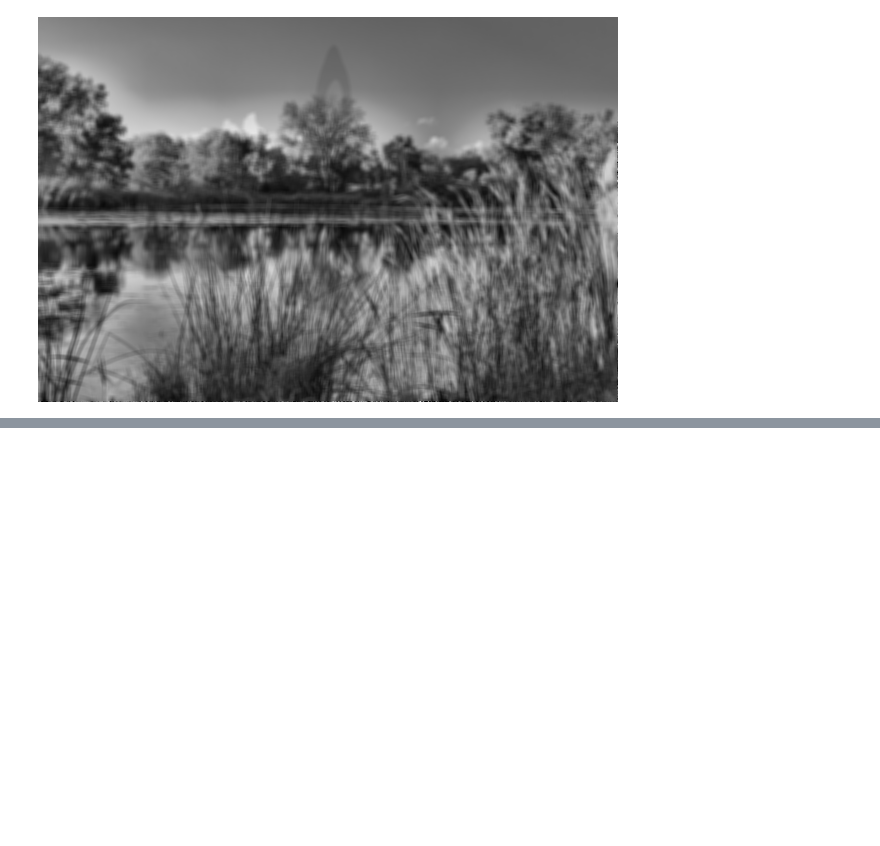
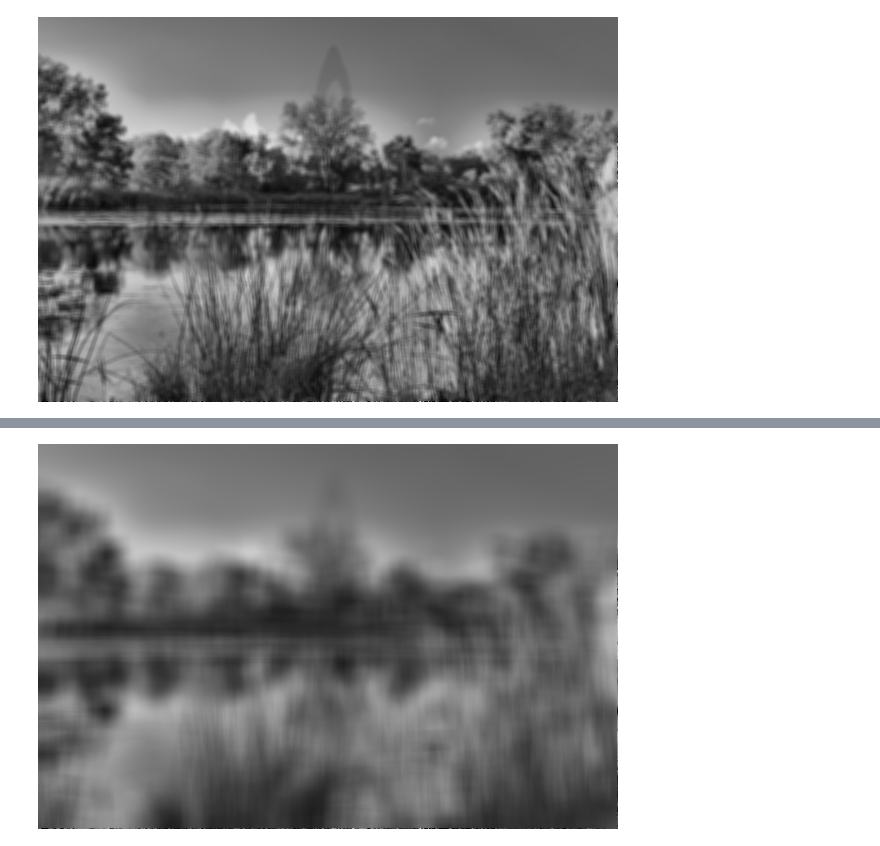
Before and after one commit to abzdel/ECE588-Image-and-Video-Processing, a Jupyter notebook: week1hwclean.ipynb, the cells around one changed output, grey strips where cells are left out. Saved outputs shown, nothing was run; the diff lists cells and outputs as text; code cells hidden in the pictures; blank space fills up the shorter version.

```diff
--- a/week1hwclean.ipynb
+++ b/week1hwclean.ipynb
@@ -143,0 +155,5 @@ orig_image.image
+# %%
+# twenty neighbors
+Image.fromarray(np.uint8(twenty_neighbors))
+# %% [output]
+[figure, added]
```
Also changed, not shown: parts of 9 cells of this notebook.
